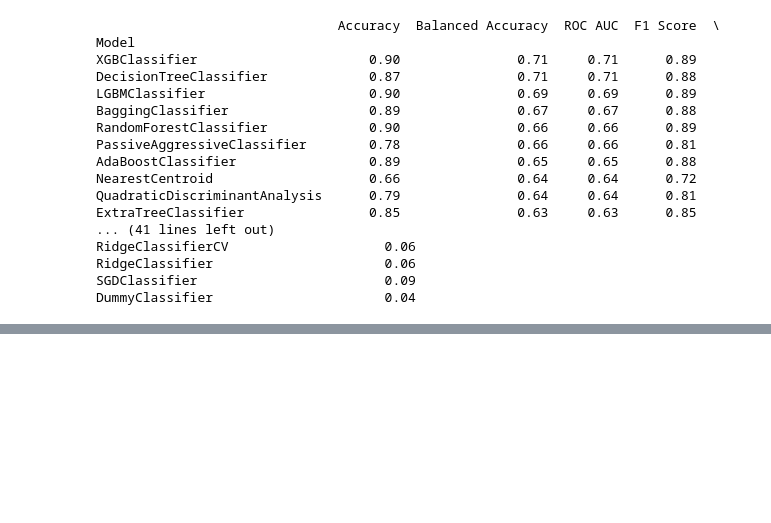
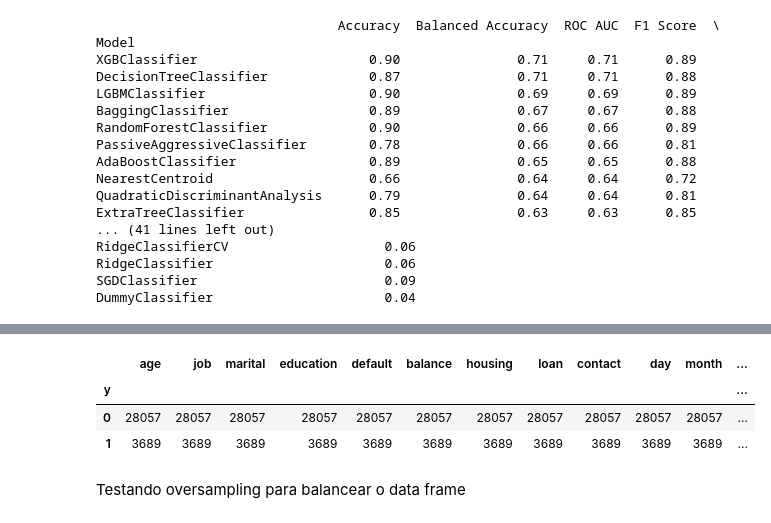
Before and after one commit to jvmilaUSP/projetoTuringAcademy, a Jupyter notebook: ModeloTA.ipynb, the cells around one changed output, grey strips where cells are left out. Saved outputs shown, nothing was run; the diff lists cells and outputs as text; code cells hidden in the pictures; blank space fills up the shorter version.

```diff
--- a/ModeloTA.ipynb
+++ b/ModeloTA.ipynb
@@ -10,20 +11,0 @@ Mapeando os dados necessários
-# %%
-df_clean['y'] = df['y'].replace({"yes": 1, "no": 0})
-df_clean['loan'] = df['loan'].replace({'no': 0, 'n': 0, 'y':1, 'yes':1})
-df_clean['default'] = df['default'].replace({'no': 0, 'yes':1})
-df_clean['housing'] = df['housing'].replace({'no': 0, 'yes':1})
-# %%
-month_mapping = {
-    'jan': 1, 'feb': 2, 'mar': 3, 'apr': 4, 'may': 5, 'jun': 6,
-    'jul': 7, 'aug': 8, 'sep': 9, 'oct': 10, 'nov': 11, 'dec': 12
-}
-
-# Aplicar o mapeamento à coluna 'month'
-df_clean['month'] = df['month'].map(month_mapping)
-# %%
-education_mapping = {
-    'primary': 1, 'secondary': 2, 'tertiary': 3
-}
-
-# Aplicar o mapeamento à coluna 'month'
-df_clean['education'] = df['education'].map(education_mapping)
@@ -358,0 +411,9 @@ DummyClassifier                      0.04
+# %%
+df_clean.groupby('y').count()
+# %% [output]
+|  | age | job | marital | education | default | balance | housing | loan | contact | day | month | ... |
+| y |  |  |  |  |  |  |  |  |  |  |  | ... |
+| 0 | 28057 | 28057 | 28057 | 28057 | 28057 | 28057 | 28057 | 28057 | 28057 | 28057 | 28057 | ... |
+| 1 | 3689 | 3689 | 3689 | 3689 | 3689 | 3689 | 3689 | 3689 | 3689 | 3689 | 3689 | ... |
+# %% [markdown]
+Testando oversampling para balancear o data frame
```
Also changed, not shown: parts of 31 cells of this notebook, 2 other files.
